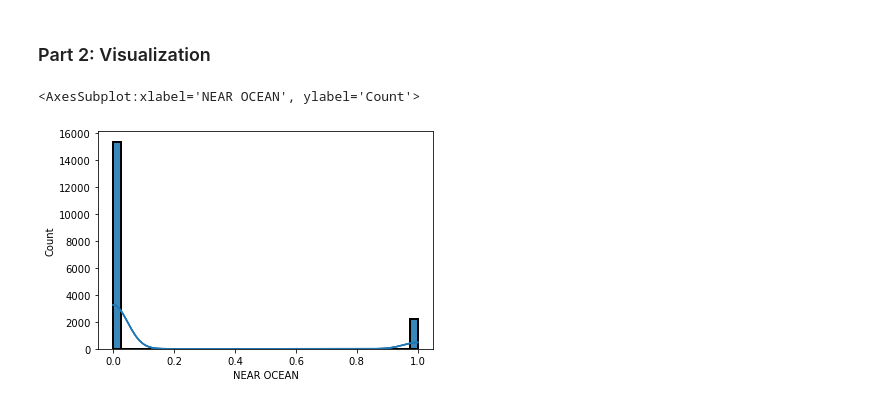
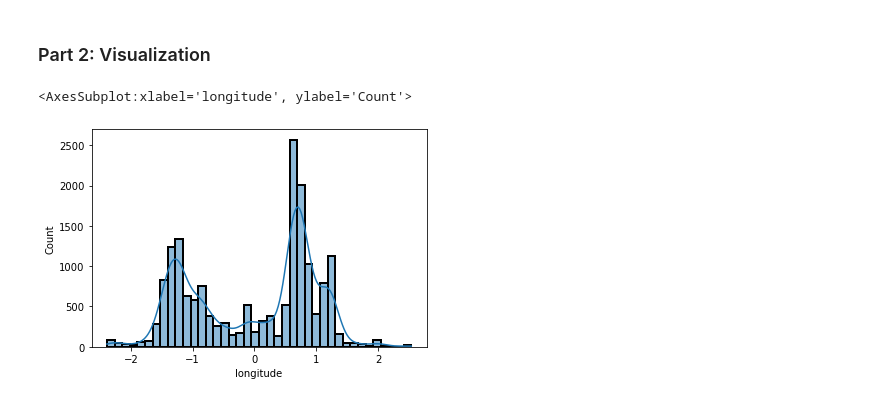
Before and after one commit to GeorgeMC2610/Pattern-Recognition, a Jupyter notebook: Pattern_Recognition.ipynb, the cells around one changed output. Cells and saved outputs as stored; diff of their text form; code cells hidden in the pictures.

```diff
--- a/Pattern_Recognition.ipynb
+++ b/Pattern_Recognition.ipynb
@@ -101,9 +101,7 @@ data.dropna(inplace=True)
 # %% [markdown]
 ### Part 2: Visualization
 # %%
-#sns.histplot(data[data.columns],bins=40,kde=True,lw=2)
-#sns.histplot(data[c],bins=40,kde=True,lw=2)
-#sns.histplot(data[c],bins=40,kde=True,lw=2)
+sns.histplot(data[data.columns[0]],bins=40,kde=True,lw=2)
 # %% [output]
-<AxesSubplot:xlabel='NEAR OCEAN', ylabel='Count'>
+<AxesSubplot:xlabel='longitude', ylabel='Count'>
-[figure, old version]
+[figure, new version]
```
Also changed, not shown: parts of 20 cells of this notebook.
